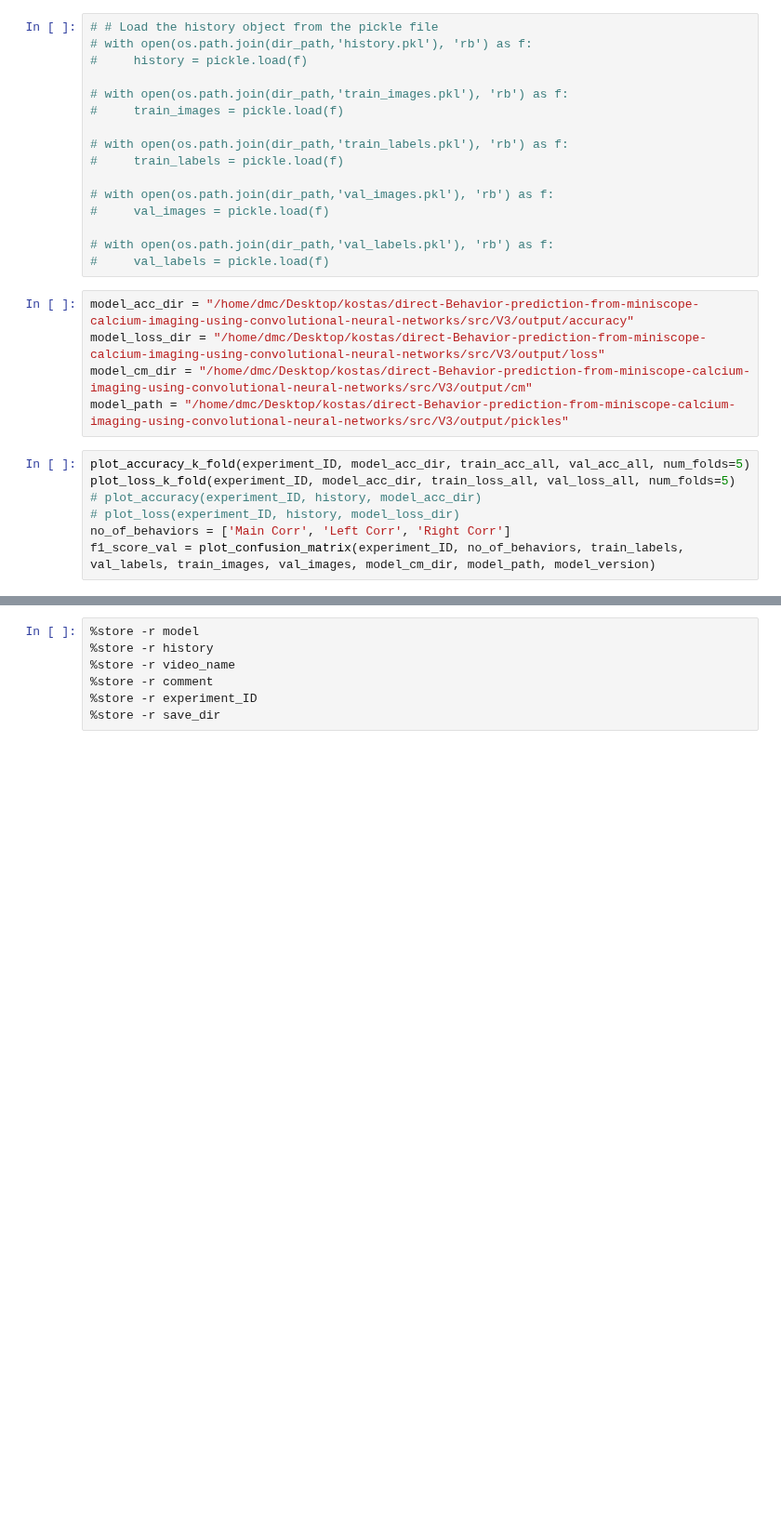
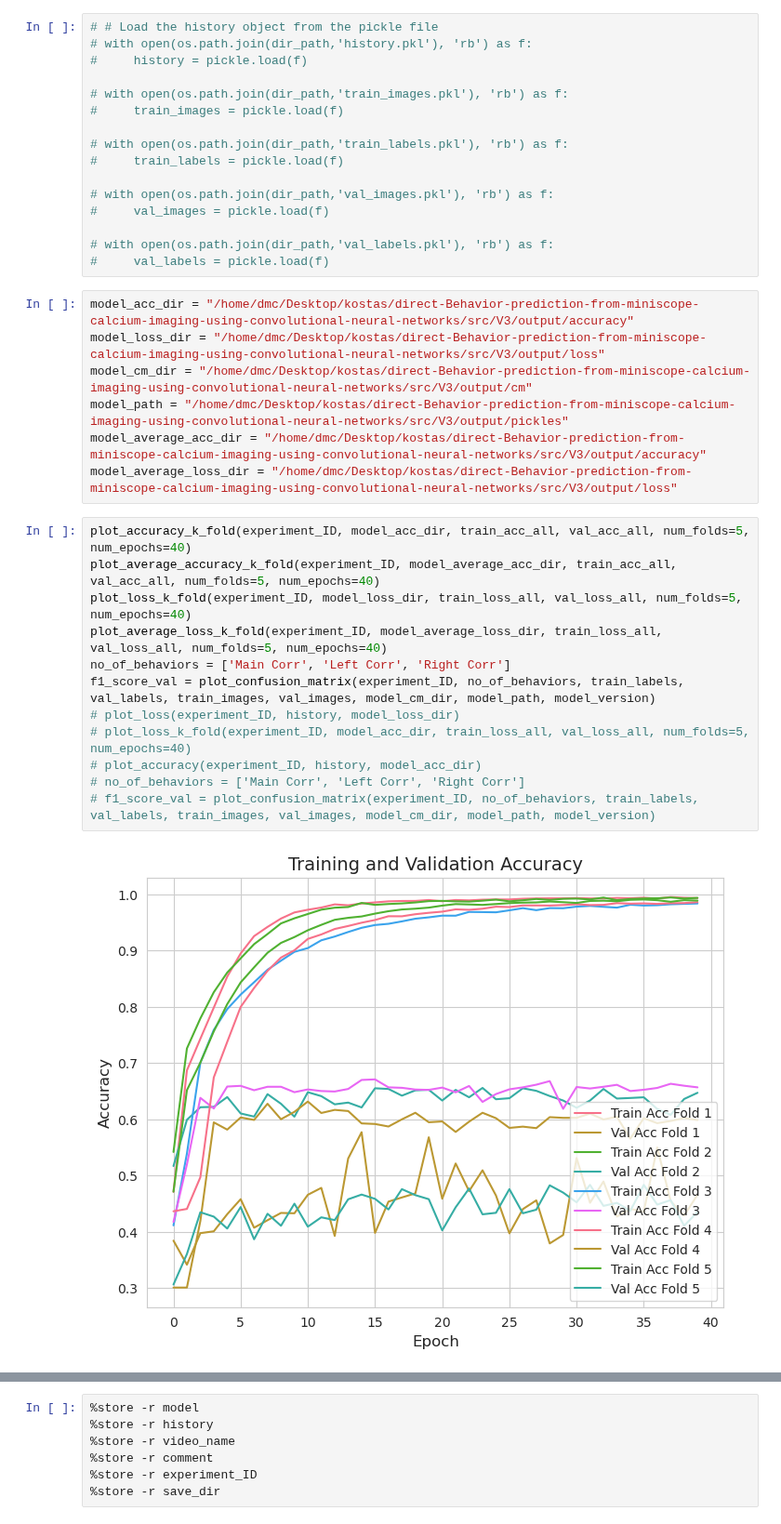
Before and after one commit to konkalaitzidis/bpnn, a Jupyter notebook: src/V3/V3_plots_pipeline.ipynb, the cells around one changed output, grey strips where cells are left out. Shown at 93% size. Drawn from its saved outputs; the diff is of its cells as text; blank space fills up the shorter version.

Commit message:
WIP/Ajusting plotting pipeline for k-fold

```diff
--- a/src/V3/V3_plots_pipeline.ipynb
+++ b/src/V3/V3_plots_pipeline.ipynb
@@ -82,10 +106,19 @@ model_acc_dir = "/home/dmc/Desktop/kostas/direct-Behavior-prediction-from-minisc
 model_loss_dir = "/home/dmc/Desktop/kostas/direct-Behavior-prediction-from-miniscope-calcium-imaging-using-convolutional-neural-networks/src/V3/output/loss"
 model_cm_dir = "/home/dmc/Desktop/kostas/direct-Behavior-prediction-from-miniscope-calcium-imaging-using-convolutional-neural-networks/src/V3/output/cm"
 model_path = "/home/dmc/Desktop/kostas/direct-Behavior-prediction-from-miniscope-calcium-imaging-using-convolutional-neural-networks/src/V3/output/pickles"
+model_average_acc_dir = "/home/dmc/Desktop/kostas/direct-Behavior-prediction-from-miniscope-calcium-imaging-using-convolutional-neural-networks/src/V3/output/accuracy"
+model_average_loss_dir = "/home/dmc/Desktop/kostas/direct-Behavior-prediction-from-miniscope-calcium-imaging-using-convolutional-neural-networks/src/V3/output/loss"
 # %%
-plot_accuracy_k_fold(experiment_ID, model_acc_dir, train_acc_all, val_acc_all, num_folds=5)
-plot_loss_k_fold(experiment_ID, model_acc_dir, train_loss_all, val_loss_all, num_folds=5)
-# plot_accuracy(experiment_ID, history, model_acc_dir)
-# plot_loss(experiment_ID, history, model_loss_dir)
+plot_accuracy_k_fold(experiment_ID, model_acc_dir, train_acc_all, val_acc_all, num_folds=5, num_epochs=40)
+plot_average_accuracy_k_fold(experiment_ID, model_average_acc_dir, train_acc_all, val_acc_all, num_folds=5, num_epochs=40)
+plot_loss_k_fold(experiment_ID, model_loss_dir, train_loss_all, val_loss_all, num_folds=5, num_epochs=40)
+plot_average_loss_k_fold(experiment_ID, model_average_loss_dir, train_loss_all, val_loss_all, num_folds=5, num_epochs=40)
 no_of_behaviors = ['Main Corr', 'Left Corr', 'Right Corr']
 f1_score_val = plot_confusion_matrix(experiment_ID, no_of_behaviors, train_labels, val_labels, train_images, val_images, model_cm_dir, model_path, model_version)
+# plot_loss(experiment_ID, history, model_loss_dir)
+# plot_loss_k_fold(experiment_ID, model_acc_dir, train_loss_all, val_loss_all, num_folds=5, num_epochs=40)
+# plot_accuracy(experiment_ID, history, model_acc_dir)
+# no_of_behaviors = ['Main Corr', 'Left Corr', 'Right Corr']
+# f1_score_val = plot_confusion_matrix(experiment_ID, no_of_behaviors, train_labels, val_labels, train_images, val_images, model_cm_dir, model_path, model_version)
+# %% [output]
+[figure, added]
```
Also changed, not shown: parts of 5 cells of this notebook, 4 other files.
